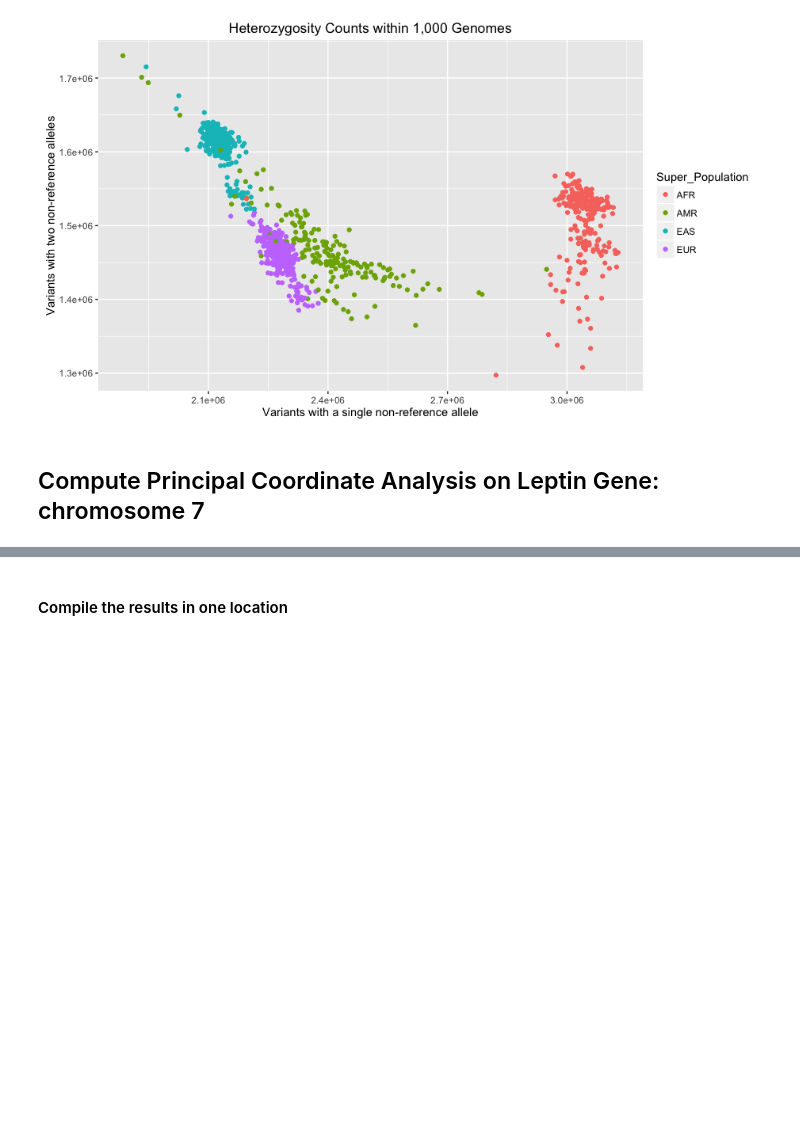
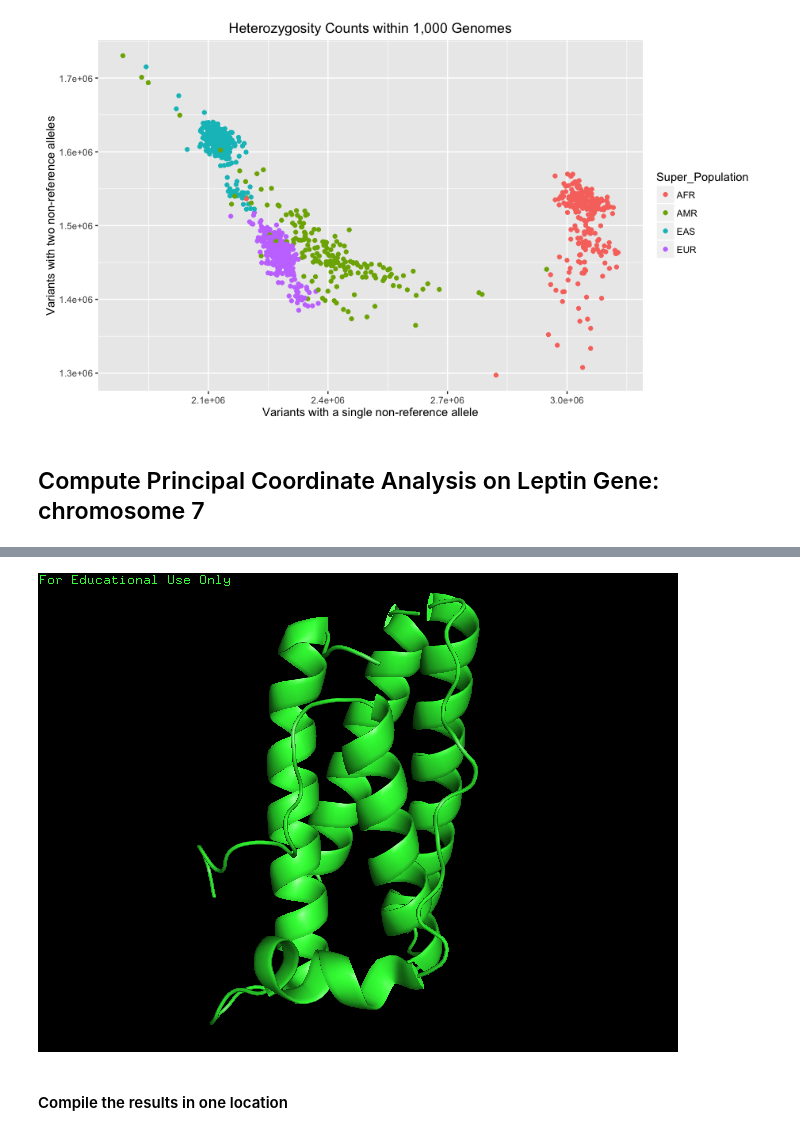
Before and after one commit to spjoshi/Google_Genomics, a Jupyter notebook: Guidelines.ipynb, the cells around one changed output, grey strips where cells are left out. Saved outputs shown, nothing was run; the diff lists cells and outputs as text; code cells hidden in the pictures; blank space fills up the shorter version.

Commit message:
text added, pymol included

```diff
--- a/Guidelines.ipynb
+++ b/Guidelines.ipynb
@@ -649,3 +663,8 @@ Image(filename='variants_alt_count.png')
+# %%
+from IPython.display import Image
+Image(filename='leptin_pymol.png')
+# %% [output]
+[figure, added]
 # %%
 spark-submit \
   --class com.google.cloud.genomics.spark.examples.VariantsPcaDriver \
```
Also changed, not shown: parts of 2 cells of this notebook.
